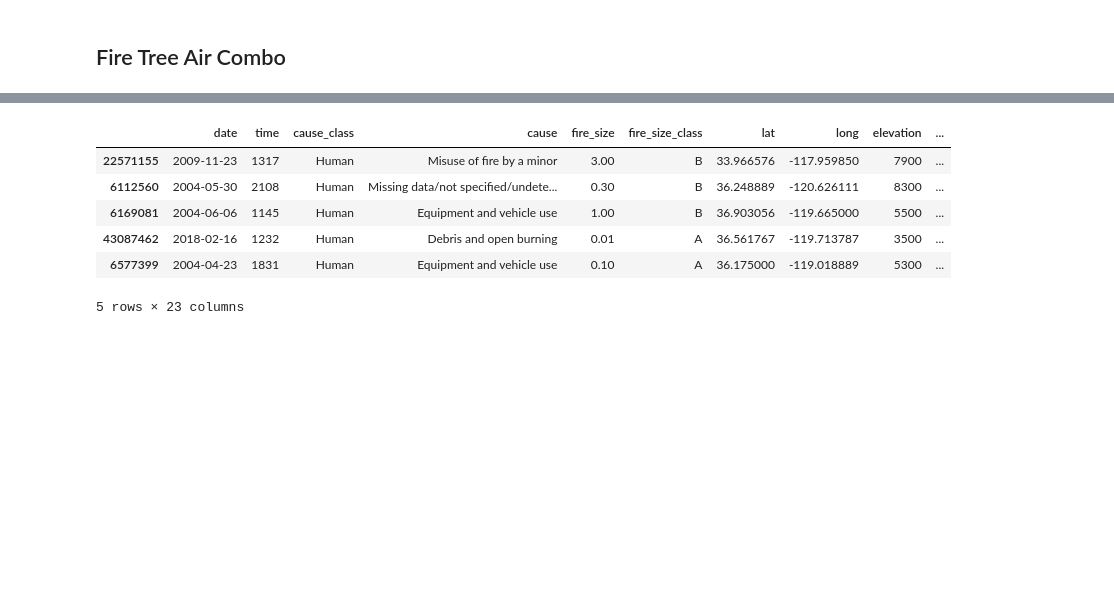
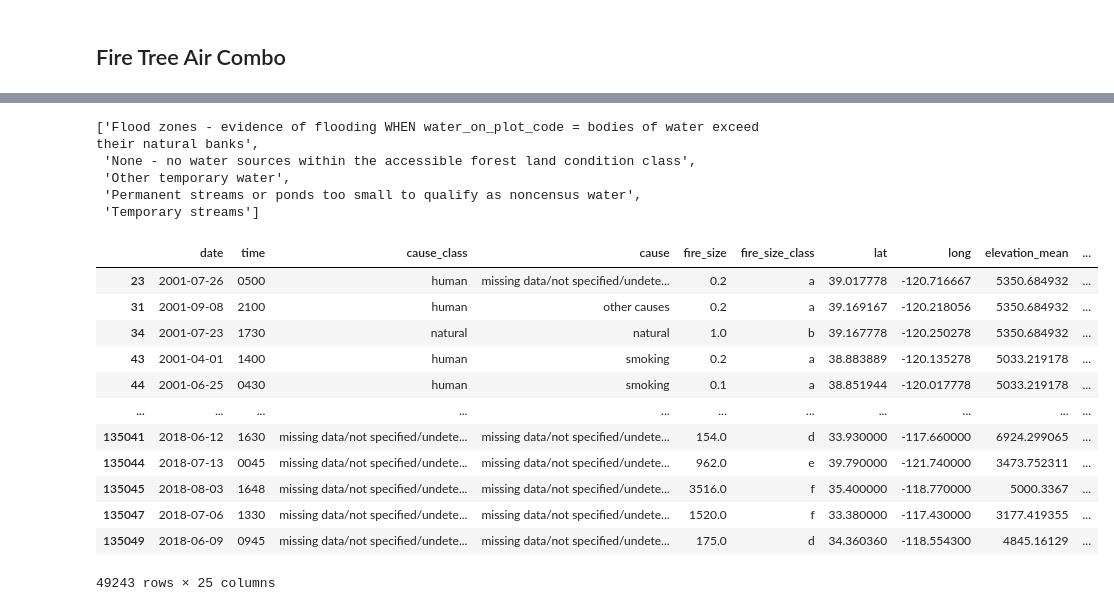
Before and after one commit to tkephart96/ca_wildfires, a Jupyter notebook: wrangle.ipynb, the cells around one changed output, grey strips where cells are left out. Saved outputs shown, nothing was run; the diff lists cells and outputs as text; code cells hidden in the pictures; blank space fills up the shorter version.

```diff
--- a/wrangle.ipynb
+++ b/wrangle.ipynb
@@ -699,6 +669,6 @@ dtype: int64
 # %%
 # Drop rows with missing data
 # ca[(ca.co_mean.notna())&(ca.wind_speed_mean.notna())&(ca.humidity_mean.notna())&(ca.wind_direction_mean.notna())&(ca.time.notna())].isnull().sum()
-ca = ca[(ca.co_mean.notna())&(ca.wind_speed_mean.notna())&(ca.humidity_mean.notna())&(ca.wind_direction_mean.notna())&(ca.time.notna())]
+ca = ca.dropna()
 ca.shape
 # %% [output]
@@ -728,13 +678,49 @@ Name: date, dtype: int64
 # %%
 # map easy categorical values to 1 and 0
-ca.tree_alive = ca.tree_alive.map({'Live tree':1,'Dead tree':0})
-ca.invasive_sampling = ca.invasive_sampling.map({'Invasive plant data collected on all accessible land conditions':1,'Not collecting invasive plant data':0})
-ca.sample(5)
+# ca.tree_alive = ca.tree_alive.map({'Live tree':1,'Dead tree':0})
+# ca.invasive_sampling = ca.invasive_sampling.map({'Invasive plant data collected on all accessible land conditions':1,'Not collecting invasive plant data':0})
+# ca.sample(5)
-# %% [output]
-|  | date | time | cause_class | cause | fire_size | fire_size_class | lat | long | elevation | ... |
-| 22571155 | 2009-11-23 | 1317 | Human | Misuse of fire by a minor | 3.00 | B | 33.966576 | -117.959850 | 7900 | ... |
-| 6112560 | 2004-05-30 | 2108 | Human | Missing data/not specified/undete... | 0.30 | B | 36.248889 | -120.626111 | 8300 | ... |
-| 6169081 | 2004-06-06 | 1145 | Human | Equipment and vehicle use | 1.00 | B | 36.903056 | -119.665000 | 5500 | ... |
-| 43087462 | 2018-02-16 | 1232 | Human | Debris and open burning | 0.01 | A | 36.561767 | -119.713787 | 3500 | ... |
-| 6577399 | 2004-04-23 | 1831 | Human | Equipment and vehicle use | 0.10 | A | 36.175000 | -119.018889 | 5300 | ... |
-5 rows × 23 columns
+# %%
+# make datetime to create features
+ca.date = ca.date.astype('datetime64[ns]')
+# fix dtype
+ca.most_common_water_source = ca.most_common_water_source.astype(str)
+# get unique values for renaming
+water = ca.most_common_water_source.value_counts().sort_index().index.to_list()
+water
+# %% [output]
+['Flood zones - evidence of flooding WHEN water_on_plot_code = bodies of water exceed their natural banks',
+ 'None - no water sources within the accessible forest land condition class',
+ 'Other temporary water',
+ 'Permanent streams or ponds too small to qualify as noncensus water',
+ 'Temporary streams']
+# %%
+# rename values
+ca.most_common_water_source = ca.most_common_water_source.map({
+    water[0]:'flood_zone',
+    water[1]:'none',
+    water[2]:'temp_water',
+    water[3]:'small_water',
+    water[4]:'temp_water'})
+# make all values lowercase
+for col in ca.select_dtypes(include=('object')).columns:
+    ca[col] = ca[col].str.lower()
+# make features
+ca['month'] = ca.date.dt.month.copy()
+ca['day_of_year'] = ca.date.dt.dayofyear.copy()
+# %%
+ca
+# %% [output]
+|  | date | time | cause_class | cause | fire_size | fire_size_class | lat | long | elevation_mean | ... |
+| 23 | 2001-07-26 | 0500 | human | missing data/not specified/undete... | 0.2 | a | 39.017778 | -120.716667 | 5350.684932 | ... |
+| 31 | 2001-09-08 | 2100 | human | other causes | 0.2 | a | 39.169167 | -120.218056 | 5350.684932 | ... |
+| 34 | 2001-07-23 | 1730 | natural | natural | 1.0 | b | 39.167778 | -120.250278 | 5350.684932 | ... |
+| 43 | 2001-04-01 | 1400 | human | smoking | 0.2 | a | 38.883889 | -120.135278 | 5033.219178 | ... |
+| 44 | 2001-06-25 | 0430 | human | smoking | 0.1 | a | 38.851944 | -120.017778 | 5033.219178 | ... |
+| ... | ... | ... | ... | ... | ... | ... | ... | ... | ... | ... |
+| 135041 | 2018-06-12 | 1630 | missing data/not specified/undete... | missing data/not specified/undete... | 154.0 | d | 33.930000 | -117.660000 | 6924.299065 | ... |
+| 135044 | 2018-07-13 | 0045 | missing data/not specified/undete... | missing data/not specified/undete... | 962.0 | e | 39.790000 | -121.740000 | 3473.752311 | ... |
+| 135045 | 2018-08-03 | 1648 | missing data/not specified/undete... | missing data/not specified/undete... | 3516.0 | f | 35.400000 | -118.770000 | 5000.3367 | ... |
+| 135047 | 2018-07-06 | 1330 | missing data/not specified/undete... | missing data/not specified/undete... | 1520.0 | f | 33.380000 | -117.430000 | 3177.419355 | ... |
+| 135049 | 2018-06-09 | 0945 | missing data/not specified/undete... | missing data/not specified/undete... | 175.0 | d | 34.360360 | -118.554300 | 4845.16129 | ... |
+49243 rows × 25 columns
```
Also changed, not shown: parts of 26 cells of this notebook, 2 other files.
